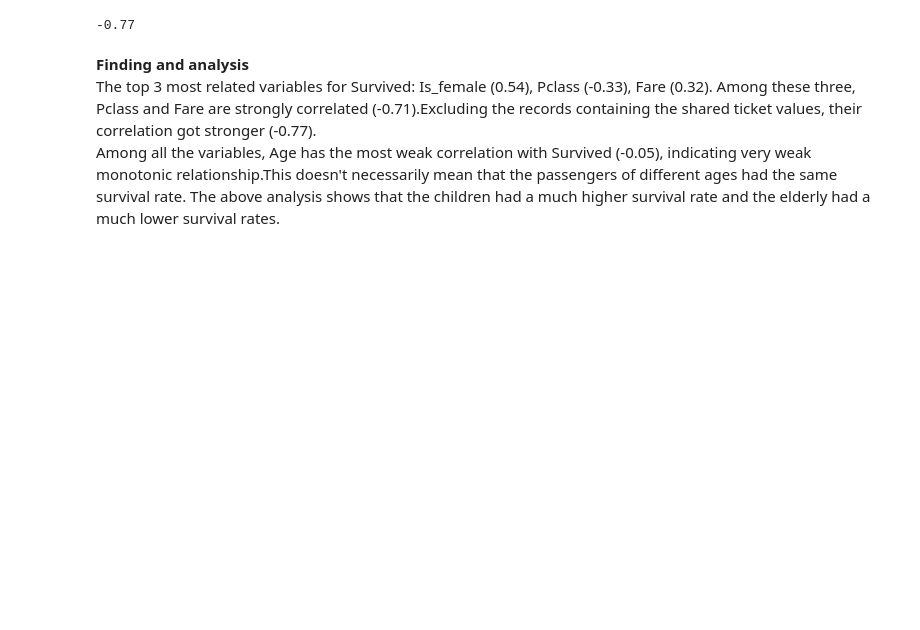
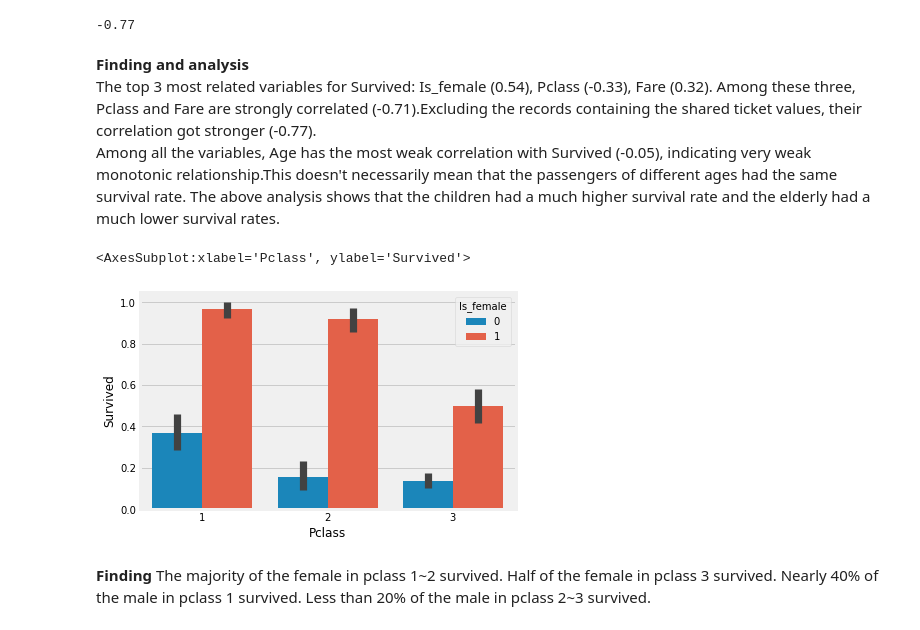
Before and after one commit to Brendalish/titanic, a Jupyter notebook: EDA of Combined Datasets.ipynb, the cells around one changed output. Drawn from its saved outputs; the diff is of its cells as text; code cells hidden in the pictures; blank space fills up the shorter version.

```diff
--- a/EDA of Combined Datasets.ipynb
+++ b/EDA of Combined Datasets.ipynb
@@ -583,3 +608,13 @@ round(tickets_not_shared[['Fare', 'Pclass']].corr(method='spearman').iloc[0,1],
 The top 3 most related variables for Survived: Is_female (0.54), Pclass (-0.33), Fare (0.32).
 Among these three, Pclass and Fare are strongly correlated (-0.71).Excluding the records containing the shared ticket values, their correlation got stronger (-0.77).
 Among all the variables, Age has the most weak correlation with Survived (-0.05), indicating very weak monotonic relationship.This doesn't necessarily mean that the passengers of different ages had the same survival rate. The above analysis shows that the children had a much higher survival rate and the elderly had a much lower survival rates.
+# %%
+#analyze the survival rates across sex and pclass
+sns.barplot(x='Pclass', hue= 'Is_female', y='Survived', data=full_df)
+# %% [output]
+<AxesSubplot:xlabel='Pclass', ylabel='Survived'>
+[figure, added]
+# %% [markdown]
+**Finding**
+The majority of the female in pclass 1~2 survived. Half of the female in pclass 3 survived.
+Nearly 40% of the male in pclass 1 survived. Less than 20% of the male in pclass 2~3 survived.
```
Also changed, not shown: parts of 7 cells of this notebook.
